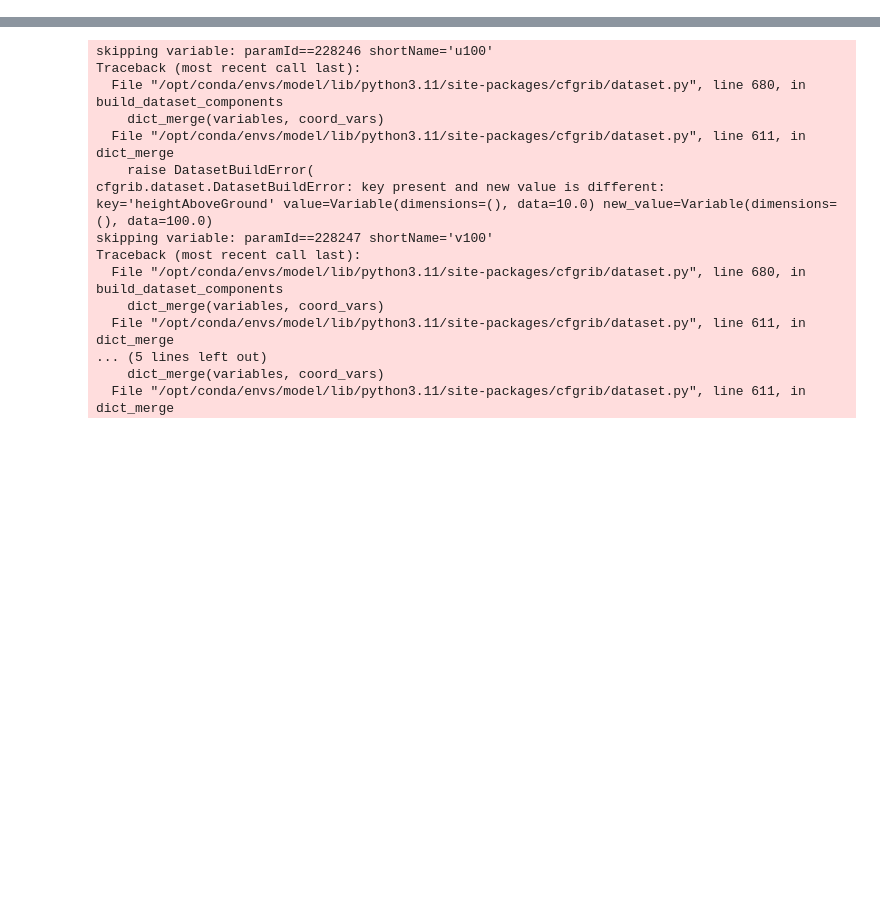
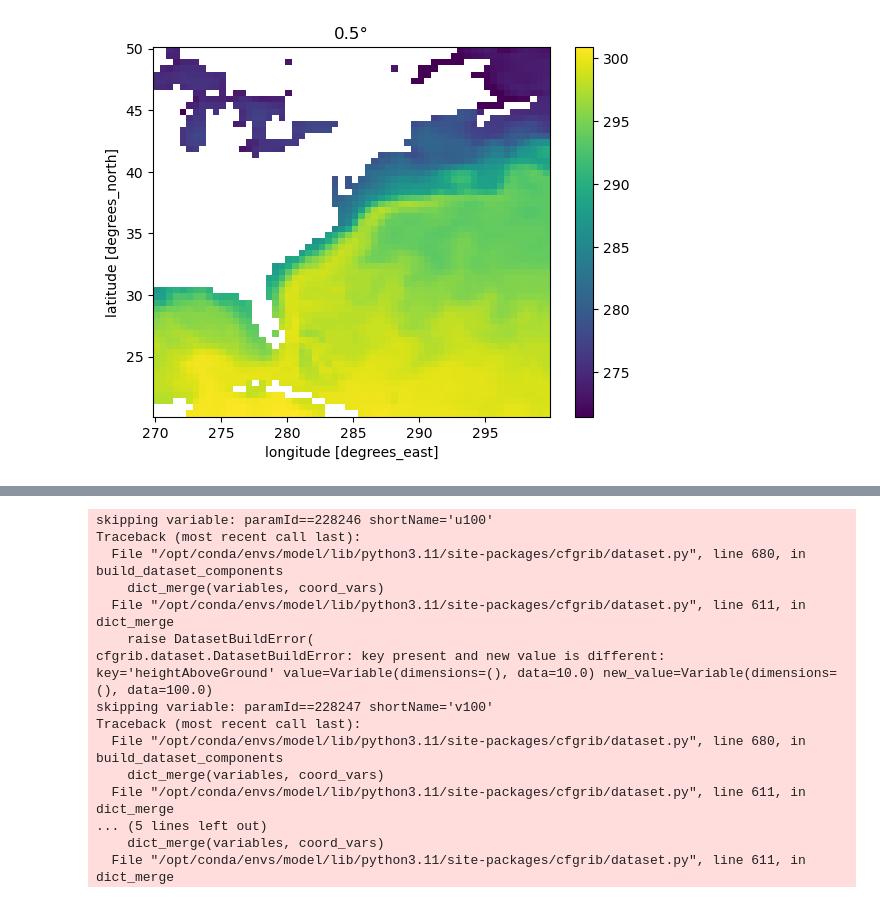
Before and after one commit to Slusny/Modulated-Spherical-Fourier-Neural-Operator, a Jupyter notebook: debug.ipynb, the cells around one changed output, grey strips where cells are left out. Drawn from its saved outputs; the diff is of its cells as text; code cells hidden in the pictures; blank space fills up the shorter version.

```diff
--- a/debug.ipynb
+++ b/debug.ipynb
@@ -6,0 +43,6 @@ import matplotlib.pyplot as plt
+# %%
+sst_2.plot()
+plt.title("0.5°")
+plt.savefig("/mnt/V/Master/figures/sst_0.5.png")
+# %% [output]
+[figure, added]
```
Also changed, not shown: parts of 6 cells of this notebook, 8 other files.
